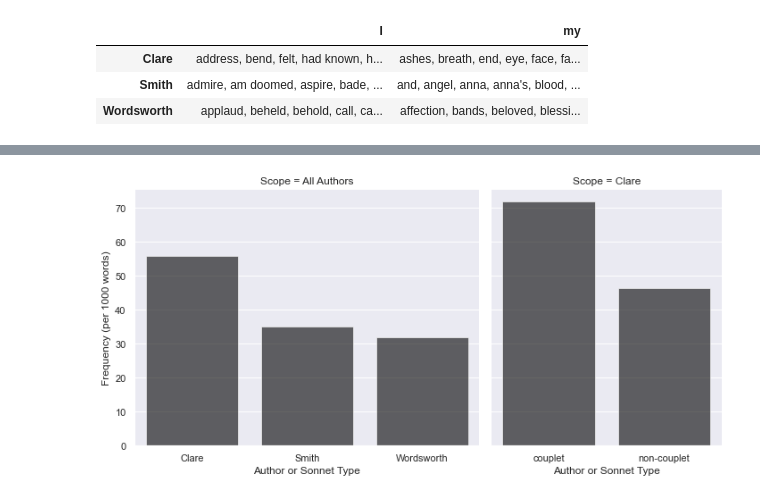
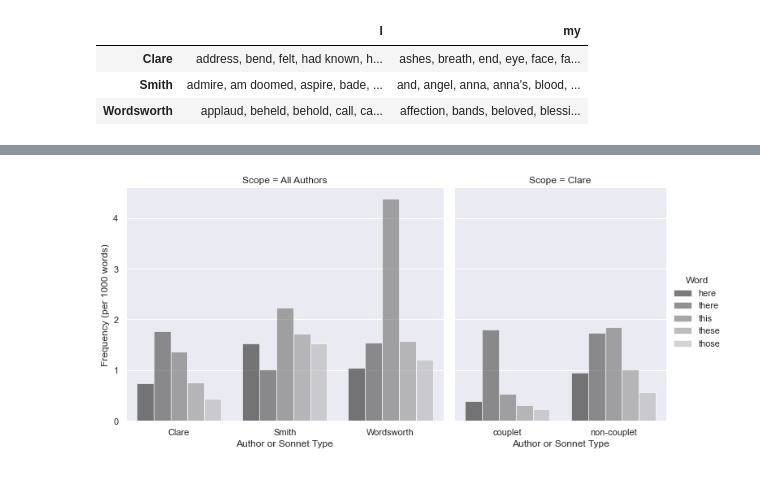
Before and after one commit to sn-code-inside/romantic-self, a Jupyter notebook: Chapter 4 - Lyric.ipynb, the cells around one changed output, grey strips where cells are left out. Saved outputs shown, nothing was run; the diff lists cells and outputs as text; code cells hidden in the pictures.

```diff
--- a/Chapter 4 - Lyric.ipynb
+++ b/Chapter 4 - Lyric.ipynb
@@ -584,60 +593,6 @@ demonstratives_plot.savefig("figures/figure_4_11.jpg", dpi=500)
-# %%
-def plot_word(corpus: SonnetCorpus, authors: Iterable[str], rs_map: dict, word: str = "and"):
-    """Plot the frequency of a given word across all authors and across Clare's couplet and
-    non-couplet sonnets."""
-
-    def _get_all_author_data(corpus: SonnetCorpus, word: str, authors: Iterable[str]) -> dict:
-
-        def _get_author_freq(corpus: SonnetCorpus, word: str, author: str) -> float:
-            author_corpus = corpus.iter_filter(author=author)
-            return get_word_frequency(word, author_corpus)
-
-        return {(author, word): _get_author_freq(corpus, word, author) for author in authors}
-
-    def _get_clare_data(corpus: SonnetCorpus, word: str, rs_map: dict) -> dict:
-        """Adds comparison for Clare's couplet and non-couplet sonnets considered
-        as seperate corpora."""
-
-        def _is_couplet(sonnet_metadata: tuple[tuple, dict]) -> bool:
-            rhyme_scheme = sonnet_metadata[1]['rhyme_scheme']
-            return rs_map[rhyme_scheme] == 'Couplet'
-
-        def _is_clare(sonnet_metadata: tuple[tuple, dict]) -> bool:
-            return sonnet_metadata[1]['author'] == 'Clare'
-
-        def _get_clare_subsets(corpus: SonnetCorpus) -> dict:
-            iterator = corpus.data.items()
-            def couplet(x): return _is_couplet(x) and _is_clare(x)
-            def non_couplet(x): return not _is_couplet(x) and _is_clare(x)
-            return {'couplet': filter(couplet, iterator), 'non-couplet': filter(non_couplet, iterator)}
-
-        def _calculate_subset_freq(word: str, subset: Iterable[tuple]) -> float:
-            tokens = chain.from_iterable(
-                [data['tokens'] for _, data in subset])
-            data = FreqDist(tokens)
-            return data[word] / data.N() * 1000
-
-        return {(label, word): _calculate_subset_freq(word, subset) for label, subset in _get_clare_subsets(corpus).items()}
-
-    data = (pd.DataFrame
-            .from_dict({
-                'All Authors': _get_all_author_data(corpus, word, authors),
-                'Clare': _get_clare_data(corpus, word, rs_map)
-            })
-            .reset_index()
-            .rename({'level_0': 'Author or Sonnet Type', 'level_1': 'Word'}, axis=1)
-            .melt(id_vars=["Author or Sonnet Type", "Word"], var_name="Scope", value_name="Frequency (per 1000 words)")
-            .dropna()
-            )
-
-    plot = sns.catplot(data=data, kind="bar", sharex=False, x="Author or Sonnet Type",
-                       y="Frequency (per 1000 words)", aspect=1, col="Scope", color="black", alpha=0.6,
-                       facet_kws={"gridspec_kws": {'width_ratios':[1,0.67]}})
-
-    return plot
-
-
-plot = plot_word(sonnets, authors, rs_map, "and")
-plot.savefig("figures/figure_4_12.jpg", dpi=500)
-# %% [output]
-[figure, removed]
+# %%
+place_deixis_plot, place_deixis_data = plot_word(sonnets, authors, rs_map, ["here","there","this","these","those"])
+place_deixis_plot.savefig("figures/figure_4_11.jpg", dpi=500)
+place_deixis_data.to_csv("figures/figure_4_11_data.csv")
+# %% [output]
+[figure, added]
```
Also changed, not shown: parts of 4 cells of this notebook, 6 other files.
